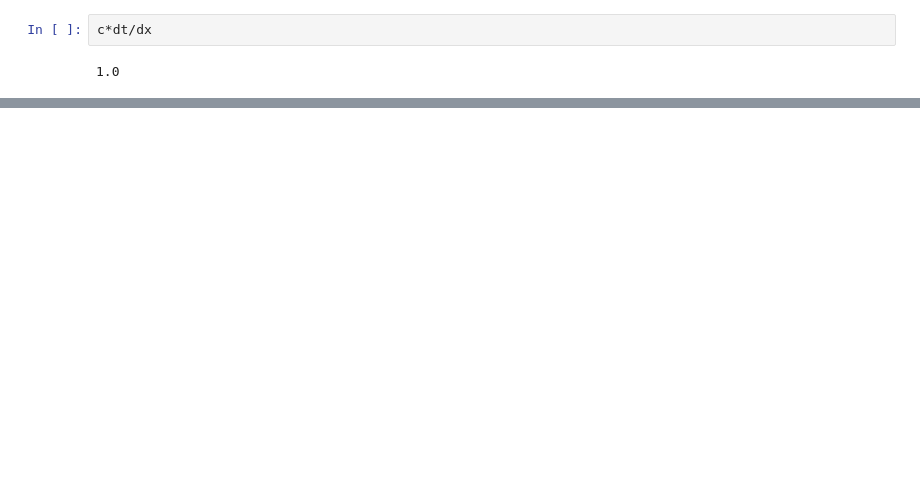
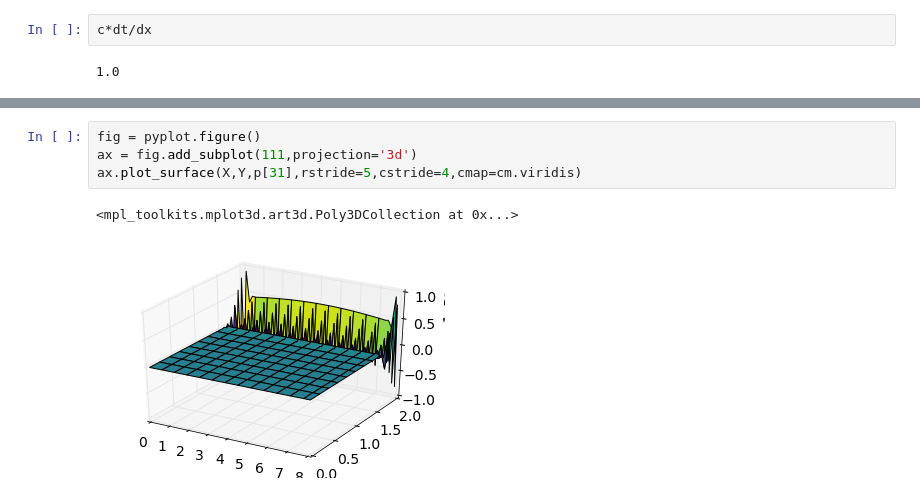
Before and after one commit to numerical-mooc/assignment-bank-2016, a Jupyter notebook: morrill/testing_with_waves.ipynb, the cells around one changed output, grey strips where cells are left out. Cells and saved outputs as stored; diff of their text form; blank space fills up the shorter version.

```diff
--- a/morrill/testing_with_waves.ipynb
+++ b/morrill/testing_with_waves.ipynb
@@ -137,3 +221,10 @@ f = a*numpy.exp(-((X-x0)**2/(2*sprx**2) + (Y-y0)**2/(2*spry**2)))
+# %%
+fig = pyplot.figure()
+ax = fig.add_subplot(111,projection='3d')
+ax.plot_surface(X,Y,p[31],rstride=5,cstride=4,cmap=cm.viridis)
+# %% [output]
+<mpl_toolkits.mplot3d.art3d.Poly3DCollection at 0x...>
+[figure, added]
 # %%
 numpy.shape(f)
 # %% [output]
```
Also changed, not shown: parts of 15 cells of this notebook.
